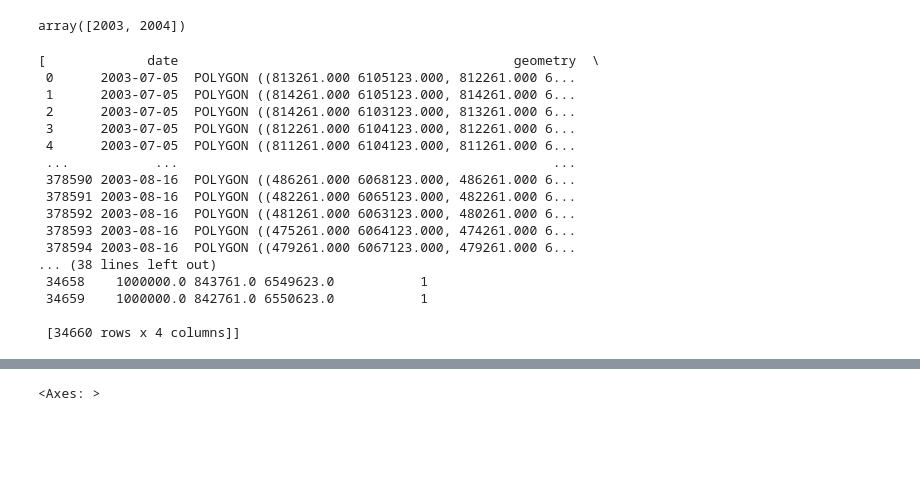
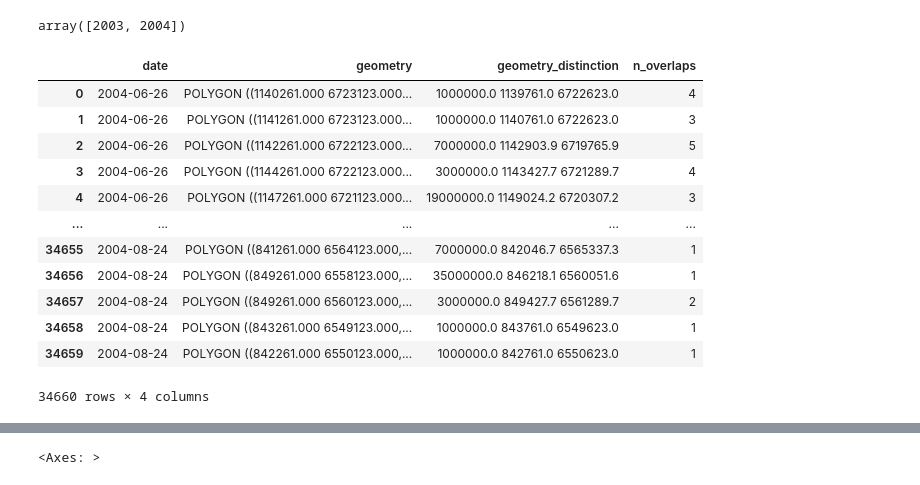
Before and after one commit to ChristofferOlssonSMHI/Satvis, a Jupyter notebook: src/satvistest/dataStructureTest.ipynb, the cells around one changed output, grey strips where cells are left out. Drawn from its saved outputs; the diff is of its cells as text; code cells hidden in the pictures; blank space fills up the shorter version.

Commit message:
Merge branch 'f/basin_bloom_area' of https://github.com/ChristofferOlssonSMHI/Satvis into f/basin_bloom_area

```diff
--- a/src/satvistest/dataStructureTest.ipynb
+++ b/src/satvistest/dataStructureTest.ipynb
@@ -320,27 +207,24 @@ def area_day_count(gdf):
     area_days["n_overlaps"] = area_days.groupby("geometry_distinction",
                                                     as_index=False)["geometry_distinction"].transform("count")
     return area_days
+# %%
+area_days
+# %% [output]
+|  | date | geometry | geometry_distinction | n_overlaps |
+| 0 | 2004-06-26 | POLYGON ((1140261.000 6723123.000... | 1000000.0 1139761.0 6722623.0 | 4 |
+| 1 | 2004-06-26 | POLYGON ((1141261.000 6723123.000... | 1000000.0 1140761.0 6722623.0 | 3 |
+| 2 | 2004-06-26 | POLYGON ((1142261.000 6722123.000... | 7000000.0 1142903.9 6719765.9 | 5 |
+| 3 | 2004-06-26 | POLYGON ((1144261.000 6722123.000... | 3000000.0 1143427.7 6721289.7 | 4 |
+| 4 | 2004-06-26 | POLYGON ((1147261.000 6721123.000... | 19000000.0 1149024.2 6720307.2 | 3 |
+| ... | ... | ... | ... | ... |
+| 34655 | 2004-08-24 | POLYGON ((841261.000 6564123.000,... | 7000000.0 842046.7 6565337.3 | 1 |
+| 34656 | 2004-08-24 | POLYGON ((849261.000 6558123.000,... | 35000000.0 846218.1 6560051.6 | 1 |
+| 34657 | 2004-08-24 | POLYGON ((849261.000 6560123.000,... | 3000000.0 849427.7 6561289.7 | 2 |
+| 34658 | 2004-08-24 | POLYGON ((843261.000 6549123.000,... | 1000000.0 843761.0 6549623.0 | 1 |
+| 34659 | 2004-08-24 | POLYGON ((842261.000 6550123.000,... | 1000000.0 842761.0 6550623.0 | 1 |
+34660 rows × 4 columns
 # %%
-area_days_gdf_list = []
 for year in bloom_gdf['date'].dt.year.unique():
     bloom_gdf_season = bloom_gdf.loc[(bloom_gdf['date'] >= f'{year}-06-01') & (bloom_gdf['date'] <= f'{year}-08-31')]
     area_days = area_day_count(bloom_gdf_season)
     area_days.to_file(f'{year}_bloom_day_count_geometries.gpkg')
-# %% [output]
-[             date                                           geometry  \
- 0      2003-07-05  POLYGON ((813261.000 6105123.000, 812261.000 6...
- 1      2003-07-05  POLYGON ((814261.000 6105123.000, 814261.000 6...
- 2      2003-07-05  POLYGON ((814261.000 6103123.000, 813261.000 6...
- 3      2003-07-05  POLYGON ((812261.000 6104123.000, 812261.000 6...
- 4      2003-07-05  POLYGON ((811261.000 6104123.000, 811261.000 6...
- ...           ...                                                ...
- 378590 2003-08-16  POLYGON ((486261.000 6068123.000, 486261.000 6...
- 378591 2003-08-16  POLYGON ((482261.000 6065123.000, 482261.000 6...
- 378592 2003-08-16  POLYGON ((481261.000 6063123.000, 480261.000 6...
- 378593 2003-08-16  POLYGON ((475261.000 6064123.000, 474261.000 6...
- 378594 2003-08-16  POLYGON ((479261.000 6067123.000, 479261.000 6...
-... (38 lines left out)
- 34658    1000000.0 843761.0 6549623.0           1
- 34659    1000000.0 842761.0 6550623.0           1
-
- [34660 rows x 4 columns]]
```
Also changed, not shown: parts of 14 cells of this notebook.
